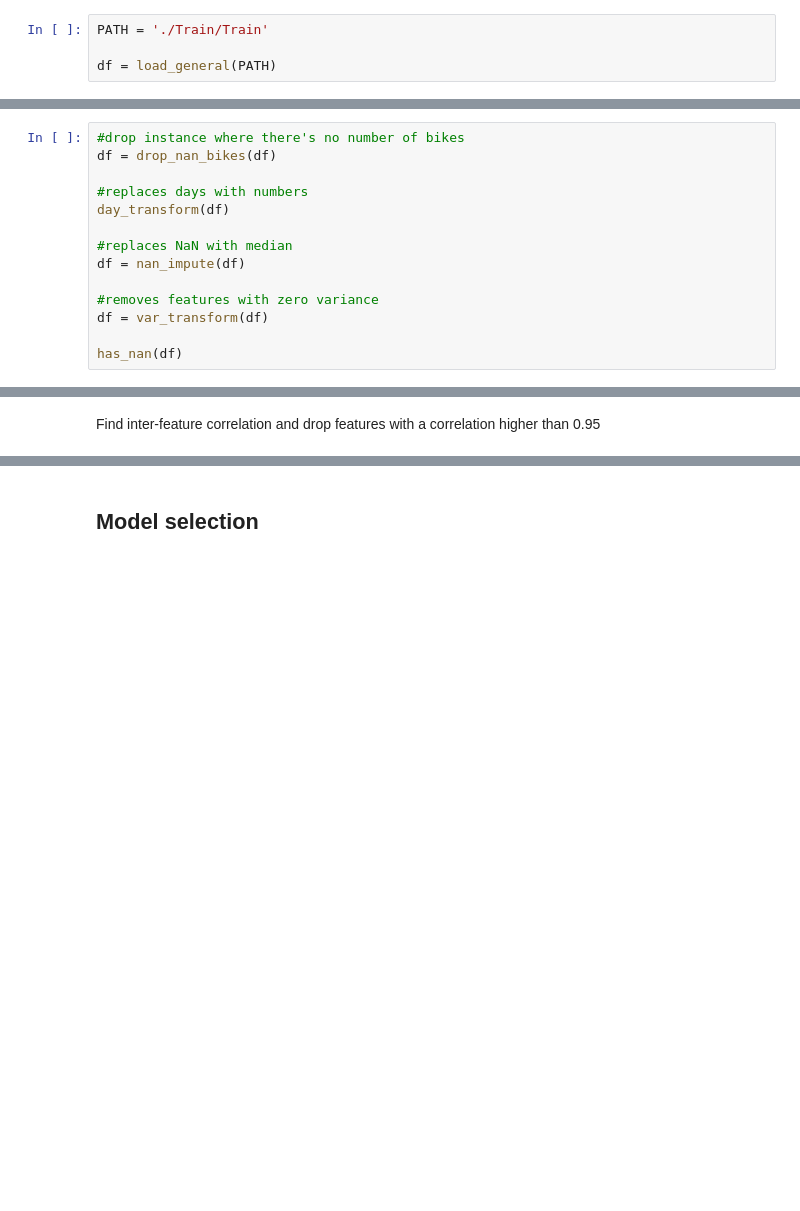
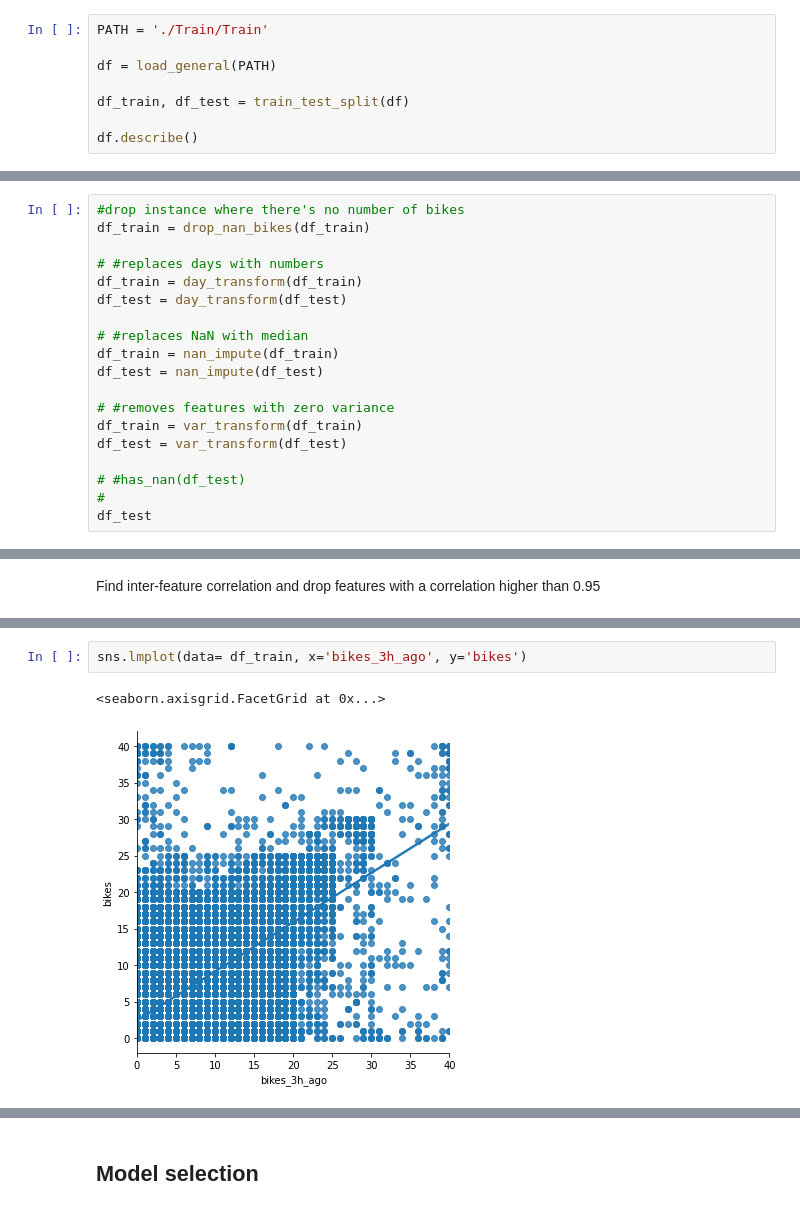
Before and after one commit to davideturco/morebikes2020, a Jupyter notebook: general.ipynb, the cells around one changed output, grey strips where cells are left out. Drawn from its saved outputs; the diff is of its cells as text; blank space fills up the shorter version.

```diff
--- a/general.ipynb
+++ b/general.ipynb
@@ -8,3 +21,7 @@ Load data in a single dataframe
 PATH = './Train/Train'
 
 df = load_general(PATH)
+
+df_train, df_test = train_test_split(df)
+
+df.describe()
@@ -12,16 +39,21 @@ df = load_general(PATH)
 Perform data processing and basic feature selection
 # %%
 #drop instance where there's no number of bikes
-df = drop_nan_bikes(df)
+df_train = drop_nan_bikes(df_train)
 
-#replaces days with numbers
-day_transform(df)
+# #replaces days with numbers
+df_train = day_transform(df_train)
+df_test = day_transform(df_test)
 
-#replaces NaN with median
-df = nan_impute(df)
+# #replaces NaN with median
+df_train = nan_impute(df_train)
+df_test = nan_impute(df_test)
 
-#removes features with zero variance
-df = var_transform(df)
+# #removes features with zero variance
+df_train = var_transform(df_train)
+df_test = var_transform(df_test)
 
-has_nan(df)
+# #has_nan(df_test)
+#
+df_test
 # %% [output]
@@ -64,3 +85,8 @@ print(dropped)
 # %% [output]
 ['day', 'weekhour', 'windMeanSpeed.m.s', 'short_profile_3h_diff_bikes', 'short_profile_bikes']
 [figure]
+# %%
+sns.lmplot(data= df_train, x='bikes_3h_ago', y='bikes')
+# %% [output]
+<seaborn.axisgrid.FacetGrid at 0x...>
+[figure, added]
```
Also changed, not shown: parts of 19 cells of this notebook, 3 other files.
